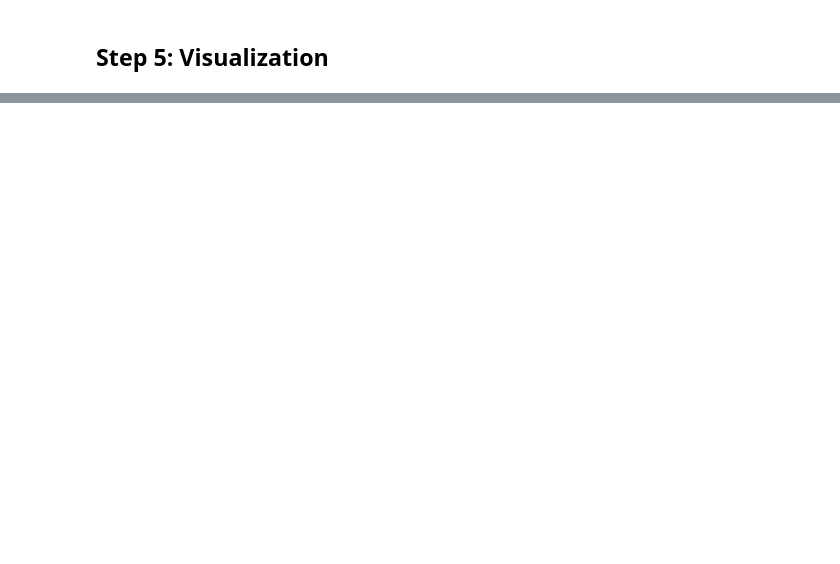
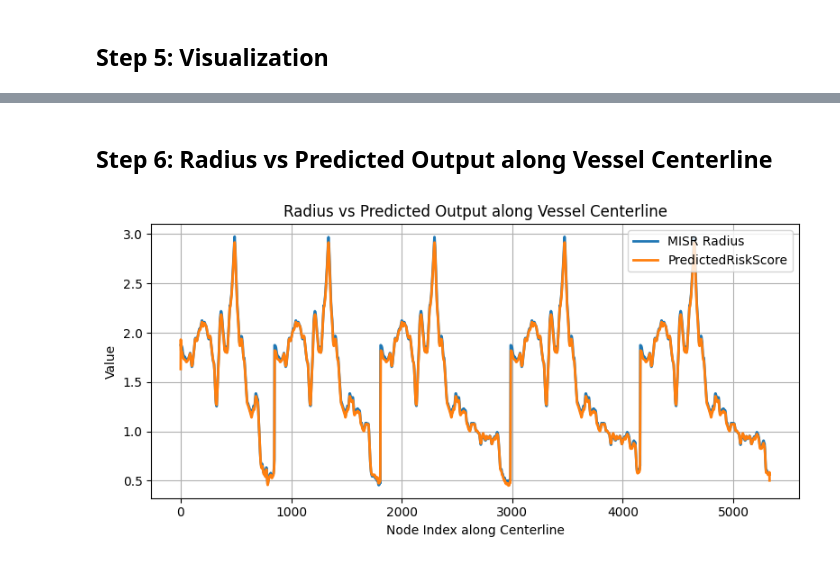
Before and after one commit to Hanseeka-Dhingana/Geometry-Aware-GNN-for-Cerebrovascular-Flow, a Jupyter notebook: src/test.ipynb, the cells around one changed output, grey strips where cells are left out. Saved outputs shown, nothing was run; the diff lists cells and outputs as text; code cells hidden in the pictures; blank space fills up the shorter version.

```diff
--- a/src/test.ipynb
+++ b/src/test.ipynb
@@ -89,0 +94,22 @@ plt.show()
+# %% [markdown]
+## Step 6: Radius vs Predicted Output along Vessel Centerline
+# %%
+import numpy as np
+
+radius = df["MaximumInscribedSphereRadius"].values
+node_idx = np.arange(len(radius))
+pred_score = pred_values[:, 0]
+
+plt.figure(figsize=(8,4))
+plt.plot(node_idx, radius, label="MISR Radius", linewidth=2)
+plt.plot(node_idx, pred_score, label="PredictedRiskScore", linewidth=2)
+
+plt.xlabel("Node Index along Centerline")
+plt.ylabel("Value")
+plt.title("Radius vs Predicted Output along Vessel Centerline")
+plt.legend()
+plt.grid(True)
+plt.tight_layout()
+plt.show()
+# %% [output]
+[figure, added]
```
Also changed, not shown: parts of 4 cells of this notebook, 4 other files.
